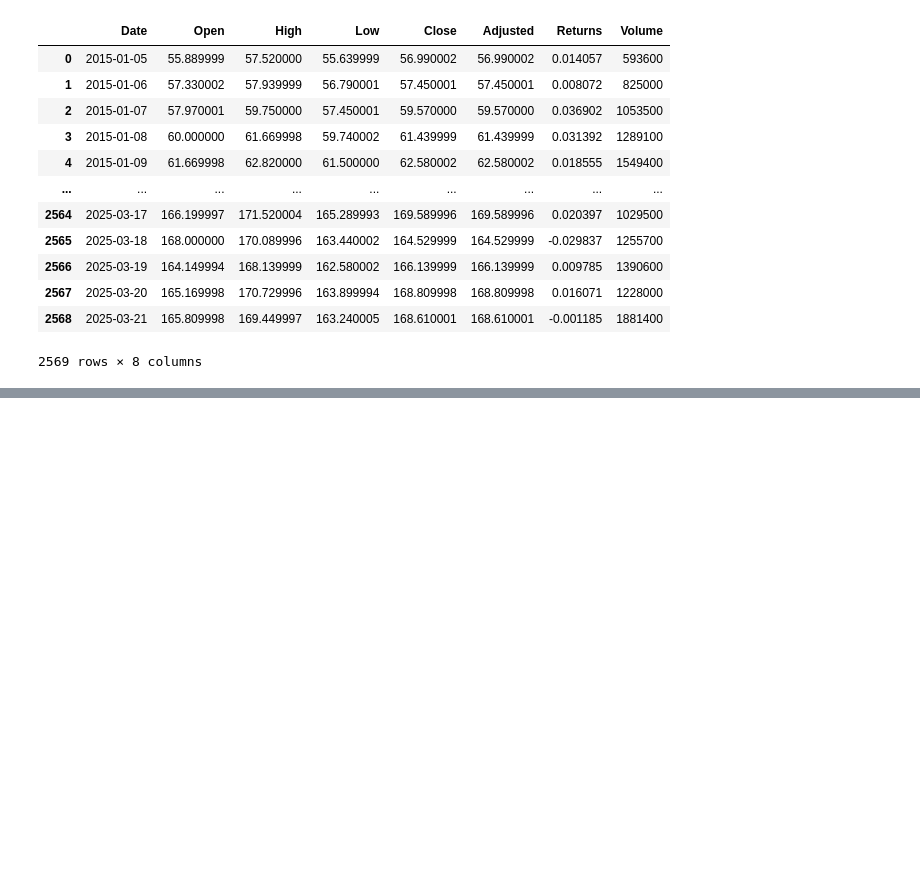
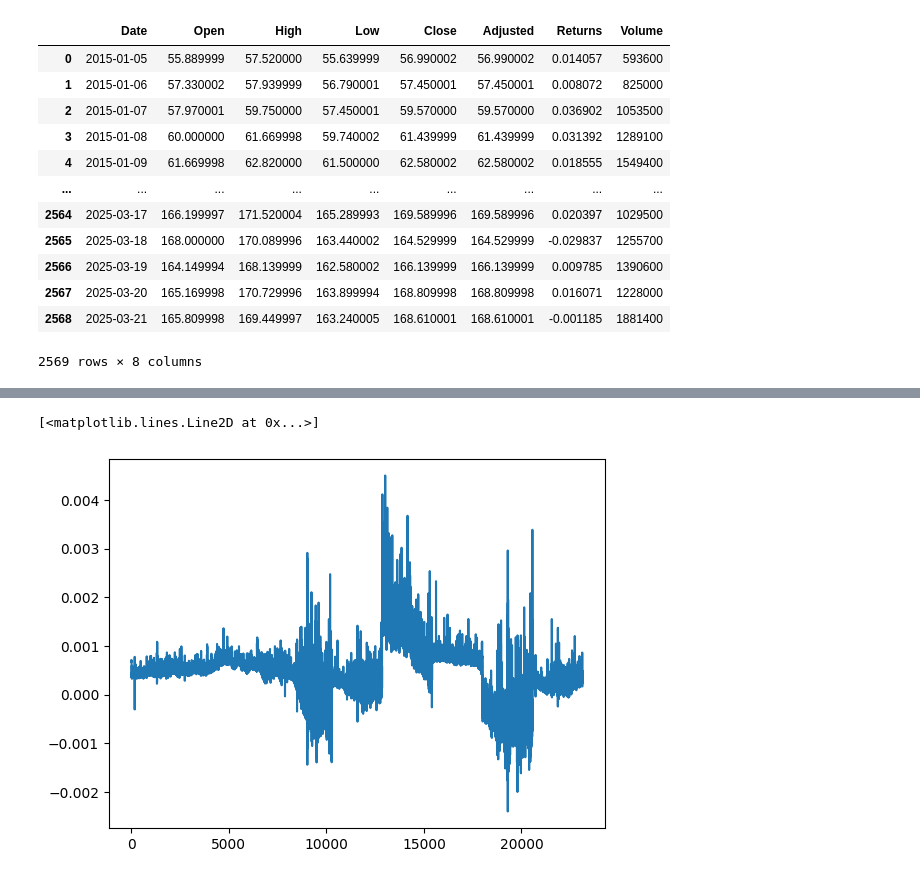
Before and after one commit to luxincchen/StockPricePrediction, a Jupyter notebook: test.ipynb, the cells around one changed output, grey strips where cells are left out. Saved outputs shown, nothing was run; the diff lists cells and outputs as text; code cells hidden in the pictures; blank space fills up the shorter version.

```diff
--- a/test.ipynb
+++ b/test.ipynb
@@ -92,0 +171,5 @@ LinearRegression()
+# %%
+plt.plot(range(23119), pred)
+# %% [output]
+[<matplotlib.lines.Line2D at 0x...>]
+[figure, added]
```
Also changed, not shown: parts of 31 cells of this notebook, 5 other files.
